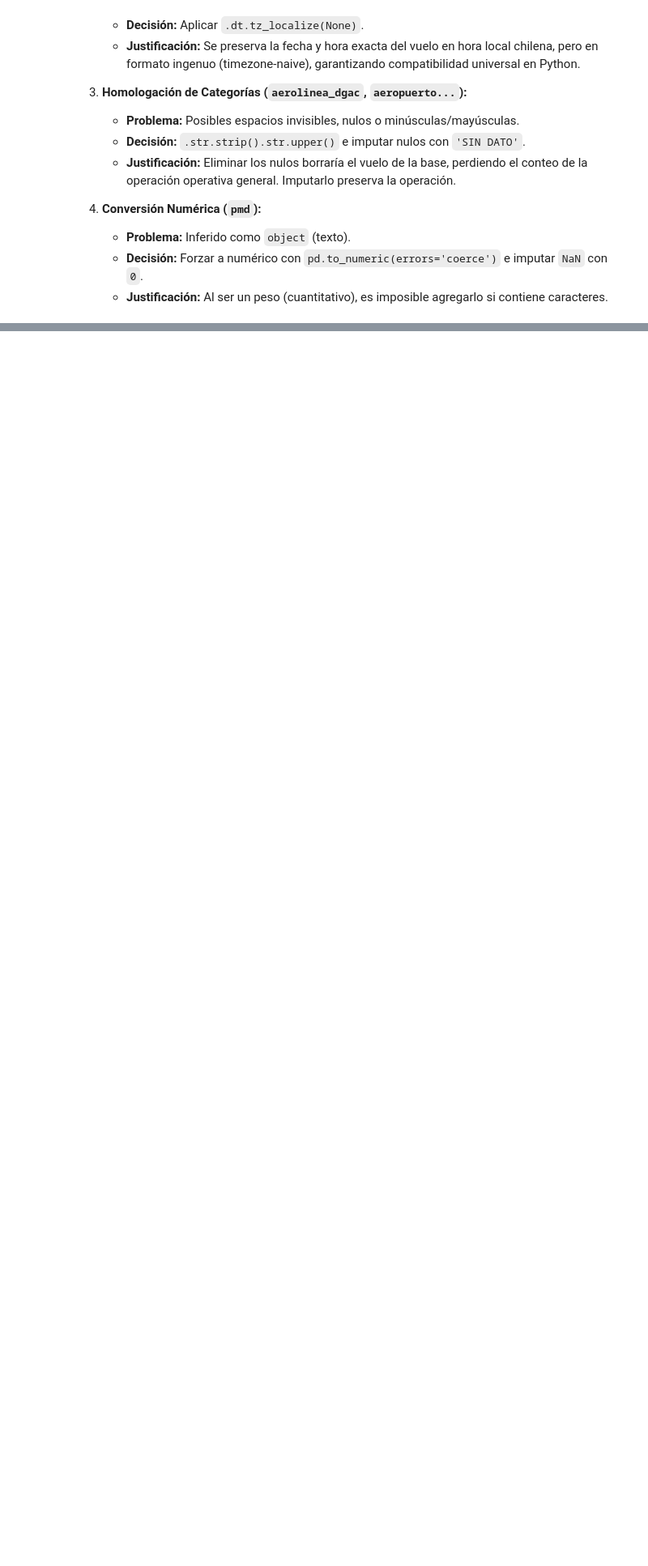
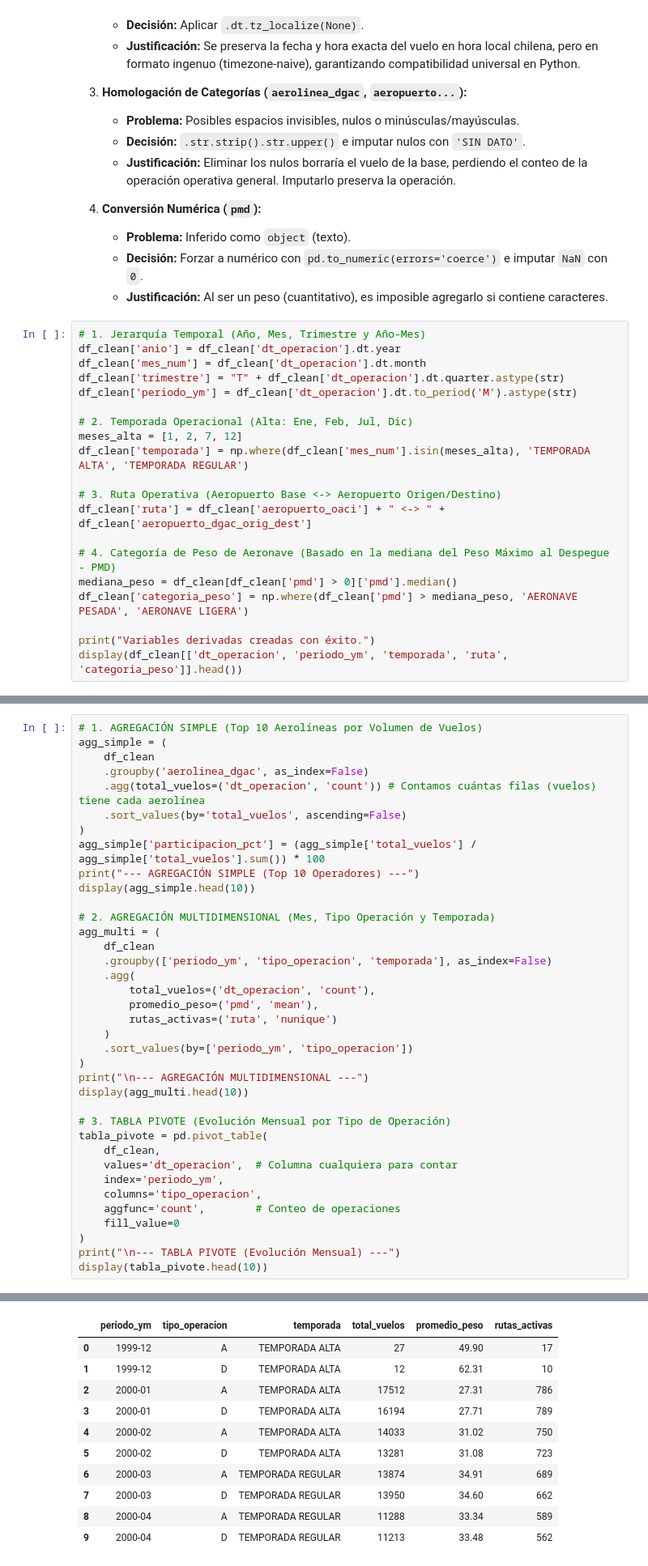
Before and after one commit to VicenteJss/visualizacion-transporte-liapiz-vicente, a Jupyter notebook: notebooks/evaluacion02.ipynb, the cells around one changed output, grey strips where cells are left out. Shown at 81% size. Drawn from its saved outputs; the diff is of its cells as text; blank space fills up the shorter version.

Commit message:
feature: crea variables derivadas, analisis dimensional y agregaciones

```diff
--- a/notebooks/evaluacion02.ipynb
+++ b/notebooks/evaluacion02.ipynb
@@ -267,3 +267,23 @@ Dataset procesado guardado exitosamente en: ../data/processed/transportes_proces
    * **Problema:** Inferido como `object` (texto).
    * **Decisión:** Forzar a numérico con `pd.to_numeric(errors='coerce')` e imputar `NaN` con `0`.
    * **Justificación:** Al ser un peso (cuantitativo), es imposible agregarlo si contiene caracteres.
+# %%
+# 1. Jerarquía Temporal (Año, Mes, Trimestre y Año-Mes)
+df_clean['anio'] = df_clean['dt_operacion'].dt.year
+df_clean['mes_num'] = df_clean['dt_operacion'].dt.month
+df_clean['trimestre'] = "T" + df_clean['dt_operacion'].dt.quarter.astype(str)
+df_clean['periodo_ym'] = df_clean['dt_operacion'].dt.to_period('M').astype(str)
+
+# 2. Temporada Operacional (Alta: Ene, Feb, Jul, Dic)
+meses_alta = [1, 2, 7, 12]
+df_clean['temporada'] = np.where(df_clean['mes_num'].isin(meses_alta), 'TEMPORADA ALTA', 'TEMPORADA REGULAR')
+
+# 3. Ruta Operativa (Aeropuerto Base <-> Aeropuerto Origen/Destino)
+df_clean['ruta'] = df_clean['aeropuerto_oaci'] + " <-> " + df_clean['aeropuerto_dgac_orig_dest']
+
+# 4. Categoría de Peso de Aeronave (Basado en la mediana del Peso Máximo al Despegue - PMD)
+mediana_peso = df_clean[df_clean['pmd'] > 0]['pmd'].median()
+df_clean['categoria_peso'] = np.where(df_clean['pmd'] > mediana_peso, 'AERONAVE PESADA', 'AERONAVE LIGERA')
+
+print("Variables derivadas creadas con éxito.")
+display(df_clean[['dt_operacion', 'periodo_ym', 'temporada', 'ruta', 'categoria_peso']].head())
@@ -269,0 +332,38 @@ Dataset procesado guardado exitosamente en: ../data/processed/transportes_proces
+# %%
+# 1. AGREGACIÓN SIMPLE (Top 10 Aerolíneas por Volumen de Vuelos)
+agg_simple = (
+    df_clean
+    .groupby('aerolinea_dgac', as_index=False)
+    .agg(total_vuelos=('dt_operacion', 'count')) # Contamos cuántas filas (vuelos) tiene cada aerolínea
+    .sort_values(by='total_vuelos', ascending=False)
+)
+agg_simple['participacion_pct'] = (agg_simple['total_vuelos'] / agg_simple['total_vuelos'].sum()) * 100
+print("--- AGREGACIÓN SIMPLE (Top 10 Operadores) ---")
+display(agg_simple.head(10))
+
+# 2. AGREGACIÓN MULTIDIMENSIONAL (Mes, Tipo Operación y Temporada)
+agg_multi = (
+    df_clean
+    .groupby(['periodo_ym', 'tipo_operacion', 'temporada'], as_index=False)
+    .agg(
+        total_vuelos=('dt_operacion', 'count'),
+        promedio_peso=('pmd', 'mean'),
+        rutas_activas=('ruta', 'nunique')
+    )
+    .sort_values(by=['periodo_ym', 'tipo_operacion'])
+)
+print("\n--- AGREGACIÓN MULTIDIMENSIONAL ---")
+display(agg_multi.head(10))
+
+# 3. TABLA PIVOTE (Evolución Mensual por Tipo de Operación)
+tabla_pivote = pd.pivot_table(
+    df_clean,
+    values='dt_operacion',  # Columna cualquiera para contar
+    index='periodo_ym',
+    columns='tipo_operacion',
+    aggfunc='count',        # Conteo de operaciones
+    fill_value=0
+)
+print("\n--- TABLA PIVOTE (Evolución Mensual) ---")
+display(tabla_pivote.head(10))
+# %% [output]
@@ -269,0 +383,11 @@ Dataset procesado guardado exitosamente en: ../data/processed/transportes_proces
+|  | periodo_ym | tipo_operacion | temporada | total_vuelos | promedio_peso | rutas_activas |
+| 0 | 1999-12 | A | TEMPORADA ALTA | 27 | 49.90 | 17 |
+| 1 | 1999-12 | D | TEMPORADA ALTA | 12 | 62.31 | 10 |
+| 2 | 2000-01 | A | TEMPORADA ALTA | 17512 | 27.31 | 786 |
+| 3 | 2000-01 | D | TEMPORADA ALTA | 16194 | 27.71 | 789 |
+| 4 | 2000-02 | A | TEMPORADA ALTA | 14033 | 31.02 | 750 |
+| 5 | 2000-02 | D | TEMPORADA ALTA | 13281 | 31.08 | 723 |
+| 6 | 2000-03 | A | TEMPORADA REGULAR | 13874 | 34.91 | 689 |
+| 7 | 2000-03 | D | TEMPORADA REGULAR | 13950 | 34.60 | 662 |
+| 8 | 2000-04 | A | TEMPORADA REGULAR | 11288 | 33.34 | 589 |
+| 9 | 2000-04 | D | TEMPORADA REGULAR | 11213 | 33.48 | 562 |
```
Also changed, not shown: parts of 4 cells of this notebook.
